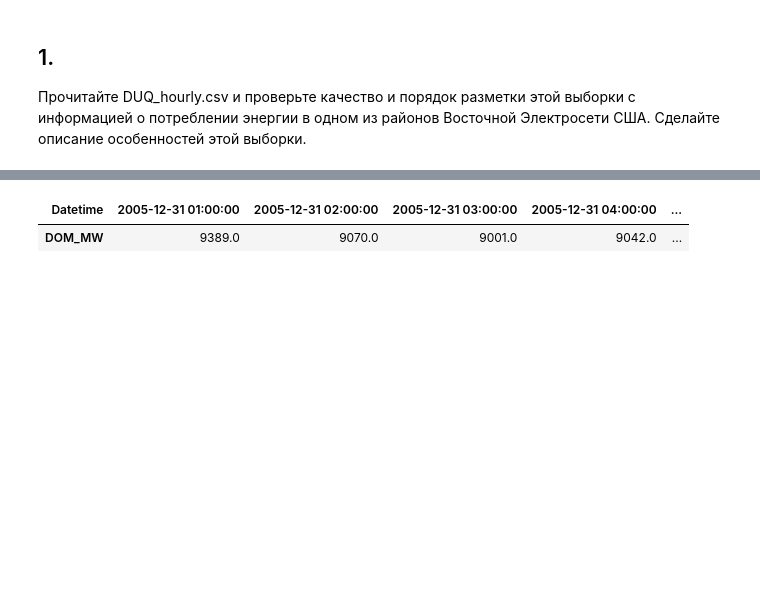
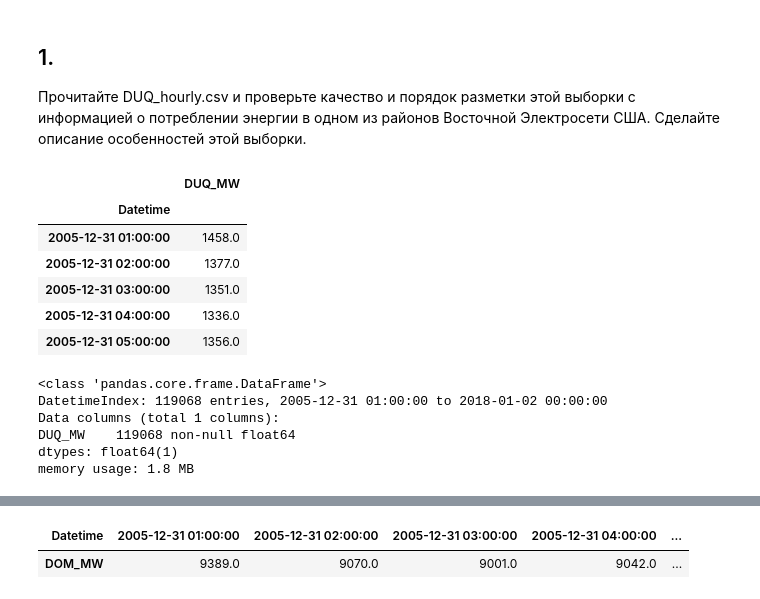
Before and after one commit to Svetorus/Time-Series, a Jupyter notebook: TS_1.ipynb, the cells around one changed output, grey strips where cells are left out. Saved outputs shown, nothing was run; the diff lists cells and outputs as text; code cells hidden in the pictures; blank space fills up the shorter version.

```diff
--- a/TS_1.ipynb
+++ b/TS_1.ipynb
@@ -16,0 +19,19 @@ warnings.filterwarnings('ignore')
+# %%
+duq.head()
+# %% [output]
+|  | DUQ_MW |
+| Datetime |  |
+| 2005-12-31 01:00:00 | 1458.0 |
+| 2005-12-31 02:00:00 | 1377.0 |
+| 2005-12-31 03:00:00 | 1351.0 |
+| 2005-12-31 04:00:00 | 1336.0 |
+| 2005-12-31 05:00:00 | 1356.0 |
+# %%
+duq.info()
+# %% [output]
+<class 'pandas.core.frame.DataFrame'>
+DatetimeIndex: 119068 entries, 2005-12-31 01:00:00 to 2018-01-02 00:00:00
+Data columns (total 1 columns):
+DUQ_MW    119068 non-null float64
+dtypes: float64(1)
+memory usage: 1.8 MB
```
Also changed, not shown: parts of 13 cells of this notebook.
